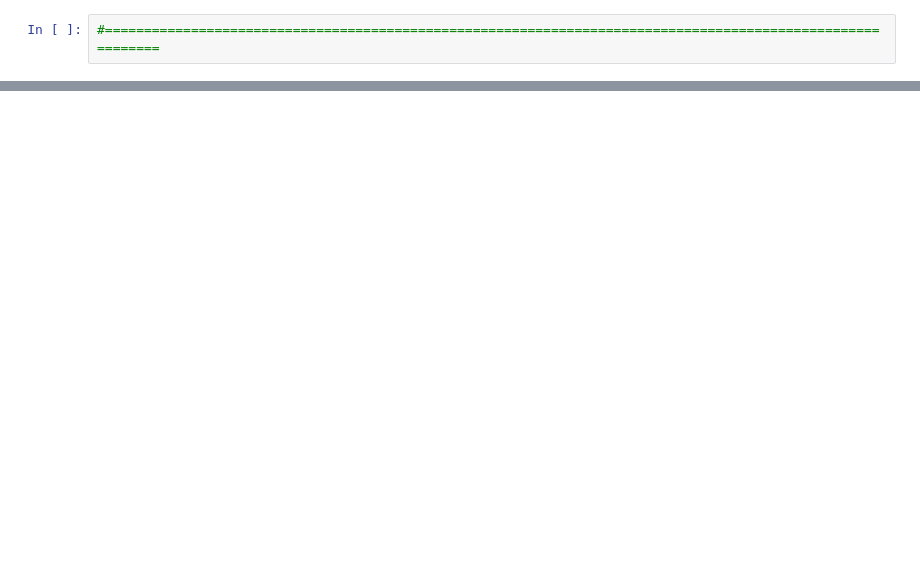
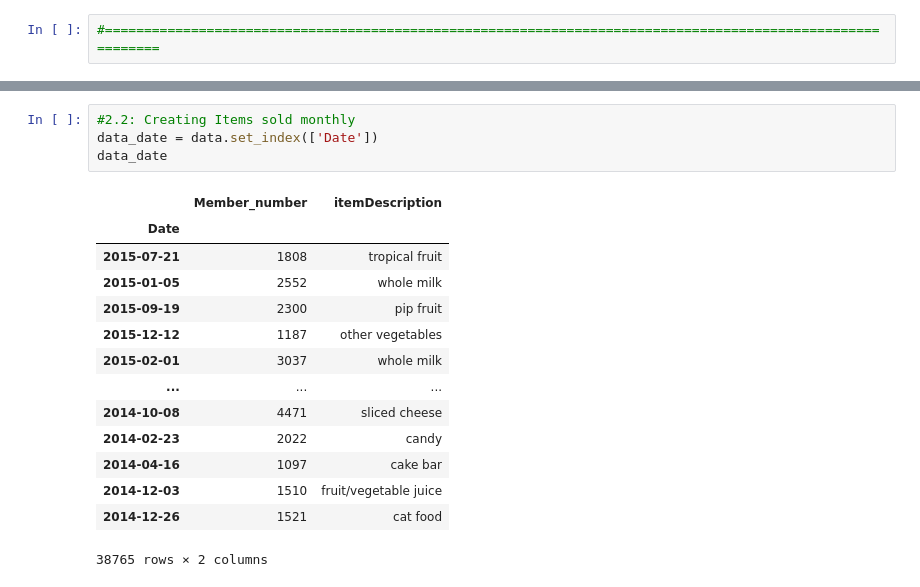
Before and after one commit to Chethan34/Market-Basket-Analysis, a Jupyter notebook: MasketBasketAnalysis.ipynb, the cells around one changed output, grey strips where cells are left out. Drawn from its saved outputs; the diff is of its cells as text; blank space fills up the shorter version.

```diff
--- a/MasketBasketAnalysis.ipynb
+++ b/MasketBasketAnalysis.ipynb
@@ -164,0 +109,19 @@ basket_filter
+# %%
+#2.2: Creating Items sold monthly
+data_date = data.set_index(['Date'])
+data_date
+# %% [output]
+|  | Member_number | itemDescription |
+| Date |  |  |
+| 2015-07-21 | 1808 | tropical fruit |
+| 2015-01-05 | 2552 | whole milk |
+| 2015-09-19 | 2300 | pip fruit |
+| 2015-12-12 | 1187 | other vegetables |
+| 2015-02-01 | 3037 | whole milk |
+| ... | ... | ... |
+| 2014-10-08 | 4471 | sliced cheese |
+| 2014-02-23 | 2022 | candy |
+| 2014-04-16 | 1097 | cake bar |
+| 2014-12-03 | 1510 | fruit/vegetable juice |
+| 2014-12-26 | 1521 | cat food |
+38765 rows × 2 columns
```
Also changed, not shown: parts of 19 cells of this notebook.
